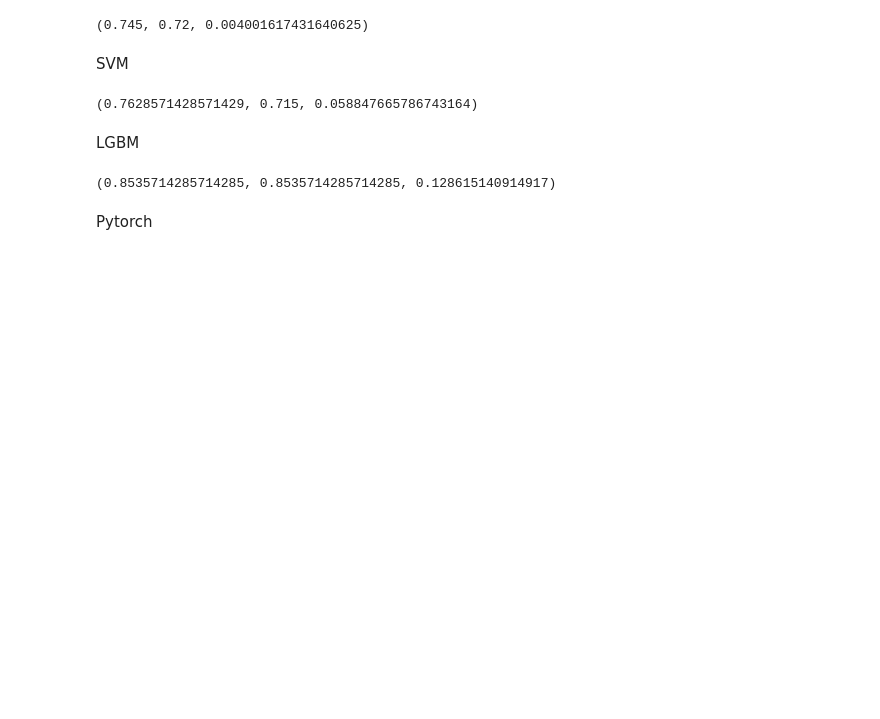
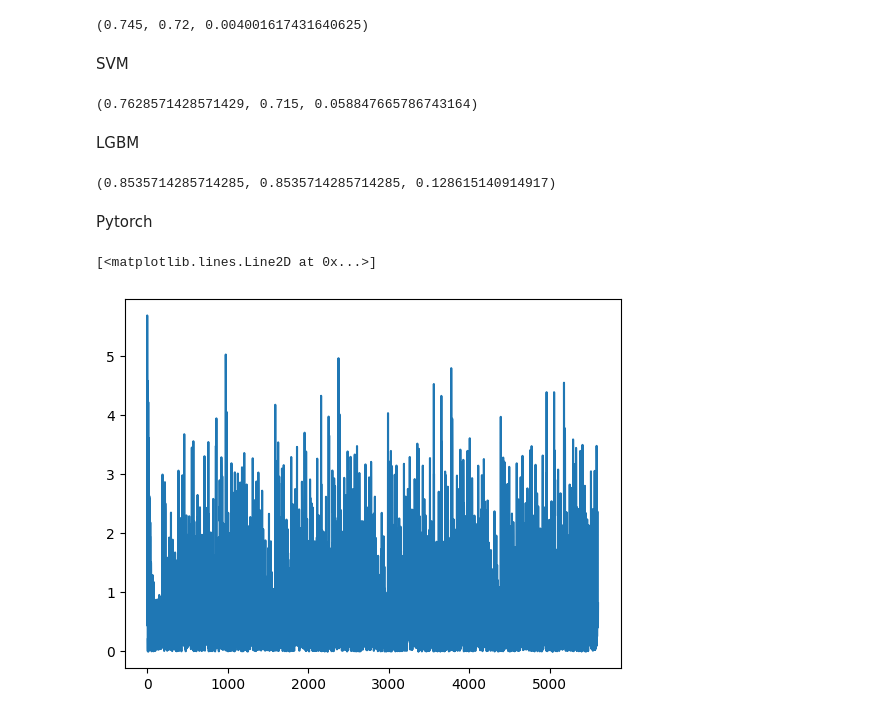
Before and after one commit to dvsh-n/Pytorch-and-lightGBM, a Jupyter notebook: main.ipynb, the cells around one changed output. Saved outputs shown, nothing was run; the diff lists cells and outputs as text; code cells hidden in the pictures; blank space fills up the shorter version.

```diff
--- a/main.ipynb
+++ b/main.ipynb
@@ -118,3 +118,52 @@ print(Model_Results["LGB"])
 (0.8535714285714285, 0.8535714285714285, 0.128615140914917)
 # %% [markdown]
 Pytorch
+# %%
+import matplotlib.pyplot as plt
+
+X_train_torch = torch.tensor(X_train, dtype=torch.float32)
+Y_train_torch = torch.tensor(Y_train, dtype=torch.float32)
+X_test_torch = torch.tensor(X_test, dtype=torch.float32)
+Y_test_torch = torch.tensor(Y_test, dtype=torch.float32)
+
+D_in, H1, H2, D_out = 4, 7, 7, 4
+
+model = torch.nn.Sequential(
+    torch.nn.Linear(D_in, H1),
+    torch.nn.ReLU(),
+    torch.nn.Linear(H1, H2),
+    torch.nn.ReLU(),
+    torch.nn.Linear(H2, D_out)
+
+)
+
+loss_fn = torch.nn.MSELoss(reduction='sum')
+learning_rate = 1e-2
+last = 1.0
+error = 1.0
+t = 0
+errors = []
+
+while (t<5000 and error>0.000001):
+    if t % 100 == 99:
+        print(t, loss.item())
+
+    for i in range(X_train_torch.shape[0]):
+        Y_pred = model(X_train_torch[i])
+        loss = loss_fn(Y_pred, Y_train_torch[i])
+        model.zero_grad()
+        loss.backward()
+        error = abs(last-loss.item())
+        errors.append(error)
+        last = loss.item()
+
+        with torch.no_grad():
+            for param in model.parameters():
+                param -= learning_rate * param.grad
+
+        t += 1
+
+plt.plot(errors)
+# %% [output]
+[<matplotlib.lines.Line2D at 0x...>]
+[figure, added]
```
Also changed, not shown: parts of 1 cell of this notebook.
